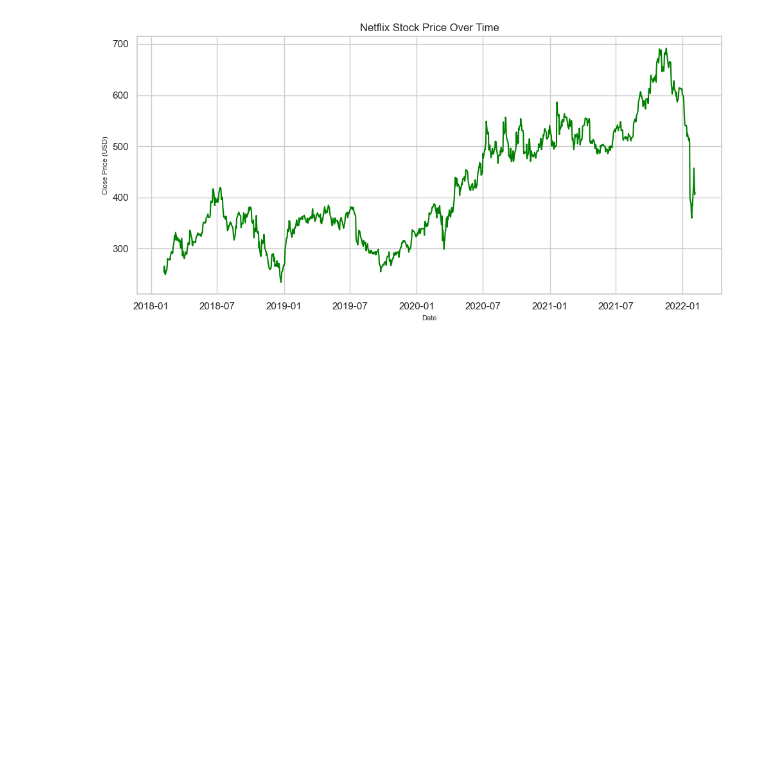
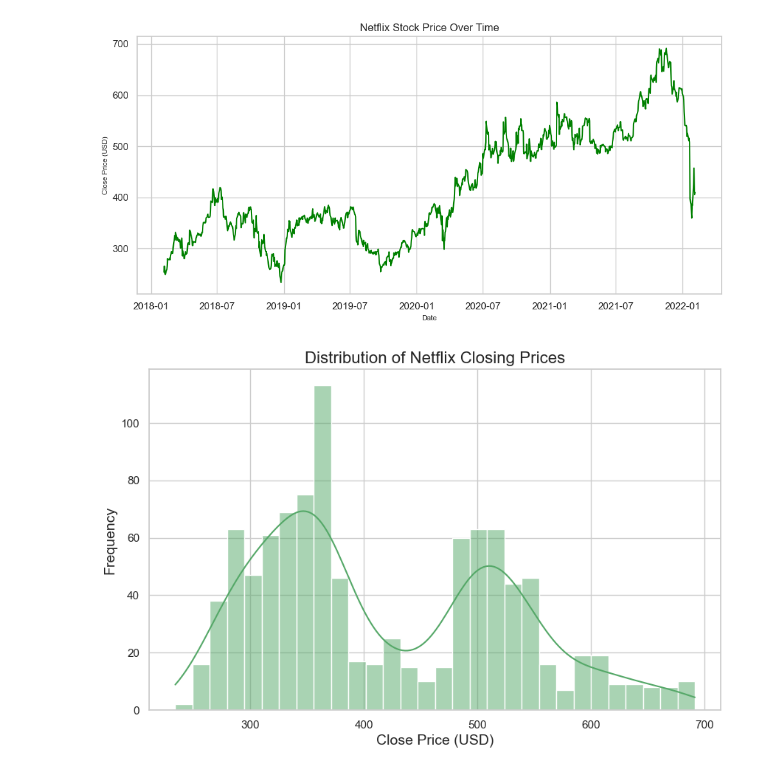
Before and after one commit to 23092003e/Stock-Price-Forecasting-System-Using-Apache-Spark, a Jupyter notebook: src.ipynb, the cells around one changed output. Drawn from its saved outputs; the diff is of its cells as text; code cells hidden in the pictures; blank space fills up the shorter version.

```diff
--- a/src.ipynb
+++ b/src.ipynb
@@ -167,3 +167,13 @@ plt.tight_layout()
 plt.show()
 # %% [output]
 [figure]
+# %%
+plt.figure(figsize=(10, 6))
+sns.histplot(pandas_df['Close'], kde=True, color='g', bins=30)
+plt.title('Distribution of Netflix Closing Prices', fontsize=16)
+plt.xlabel('Close Price (USD)', fontsize=14)
+plt.ylabel('Frequency', fontsize=14)
+plt.grid(True)
+plt.show()
+# %% [output]
+[figure, added]
```
Also changed, not shown: parts of 1 cell of this notebook, 2 other files.
